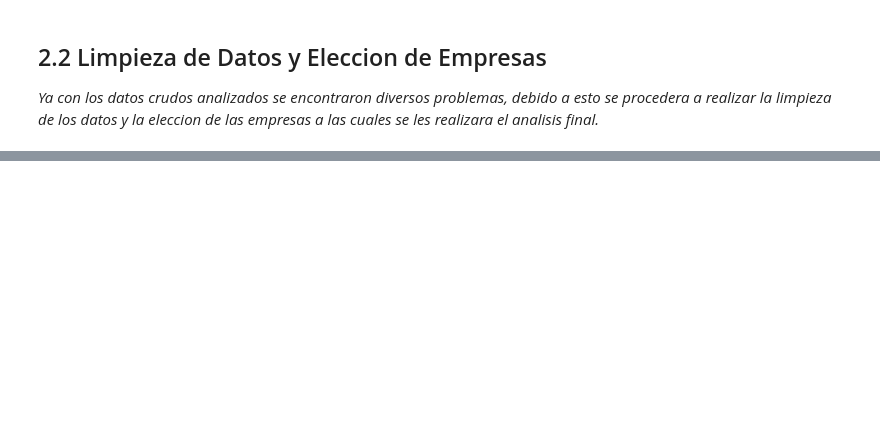
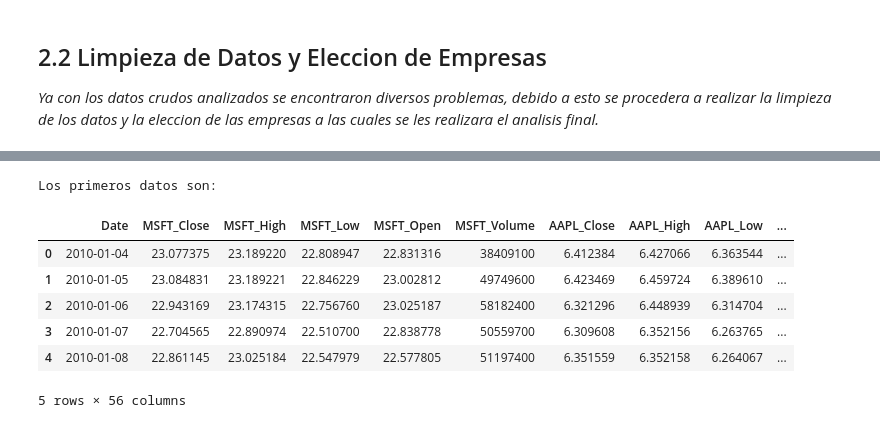
Before and after one commit to benja20003/MineriaDatos, a Jupyter notebook: Solemne1/Solemne1_Mineria_de_Datos.ipynb, the cells around one changed output, grey strips where cells are left out. Cells and saved outputs as stored; diff of their text form; code cells hidden in the pictures; blank space fills up the shorter version.

```diff
--- a/Solemne1/Solemne1_Mineria_de_Datos.ipynb
+++ b/Solemne1/Solemne1_Mineria_de_Datos.ipynb
@@ -157,0 +327,13 @@ Tras ejecutar el diagnóstico inicial sobre los datos crudos de la muestra, se i
+# %%
+#Vista inicial de los primeros datos utilizando .head()
+print("Los primeros datos son:")
+df_snp.head()
+# %% [output]
+Los primeros datos son:
+|  | Date | MSFT_Close | MSFT_High | MSFT_Low | MSFT_Open | MSFT_Volume | AAPL_Close | AAPL_High | AAPL_Low | ... |
+| 0 | 2010-01-04 | 23.077375 | 23.189220 | 22.808947 | 22.831316 | 38409100 | 6.412384 | 6.427066 | 6.363544 | ... |
+| 1 | 2010-01-05 | 23.084831 | 23.189221 | 22.846229 | 23.002812 | 49749600 | 6.423469 | 6.459724 | 6.389610 | ... |
+| 2 | 2010-01-06 | 22.943169 | 23.174315 | 22.756760 | 23.025187 | 58182400 | 6.321296 | 6.448939 | 6.314704 | ... |
+| 3 | 2010-01-07 | 22.704565 | 22.890974 | 22.510700 | 22.838778 | 50559700 | 6.309608 | 6.352156 | 6.263765 | ... |
+| 4 | 2010-01-08 | 22.861145 | 23.025184 | 22.547979 | 22.577805 | 51197400 | 6.351559 | 6.352158 | 6.264067 | ... |
+5 rows × 56 columns
```
Also changed, not shown: parts of 14 cells of this notebook.
